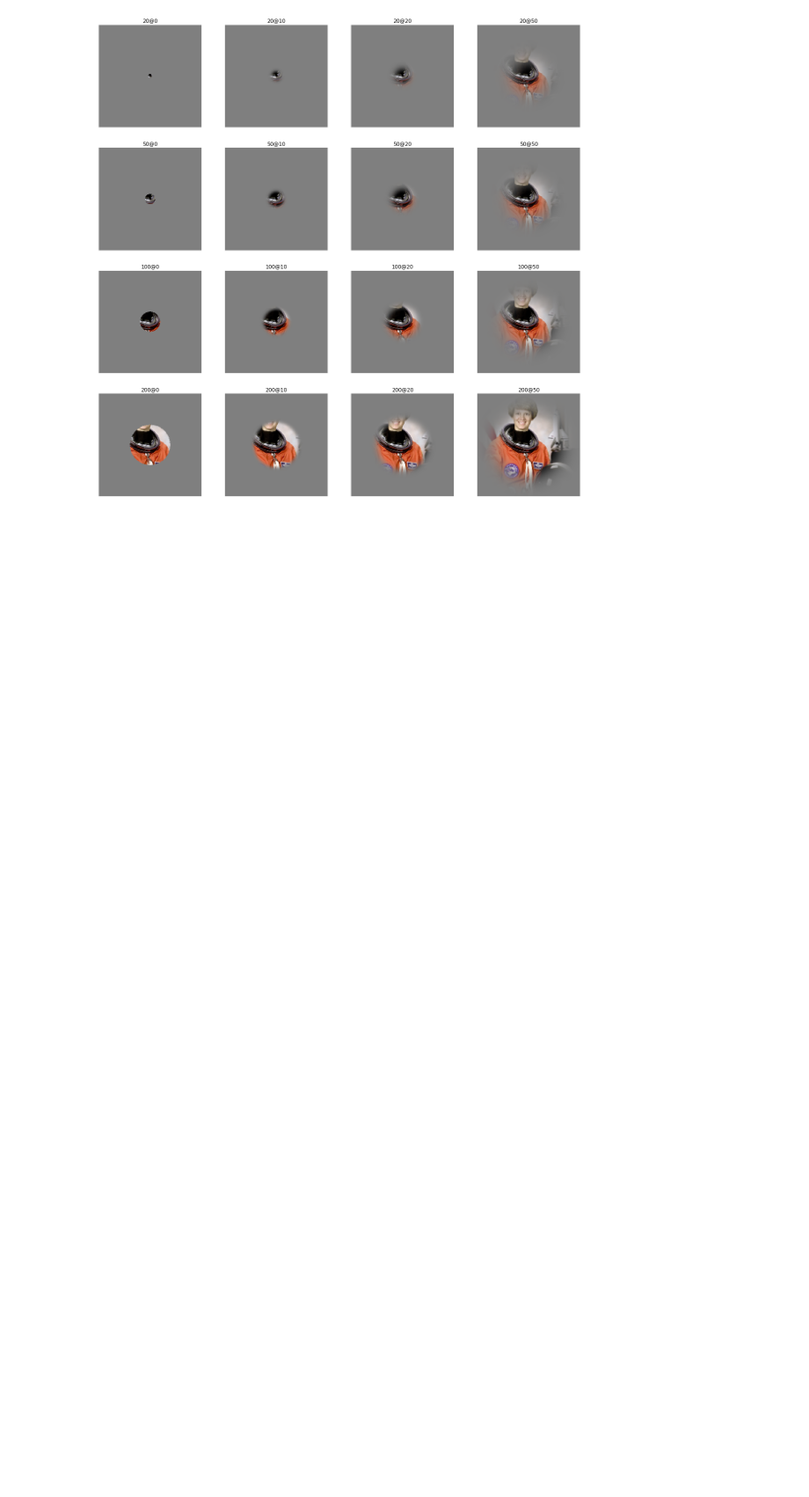
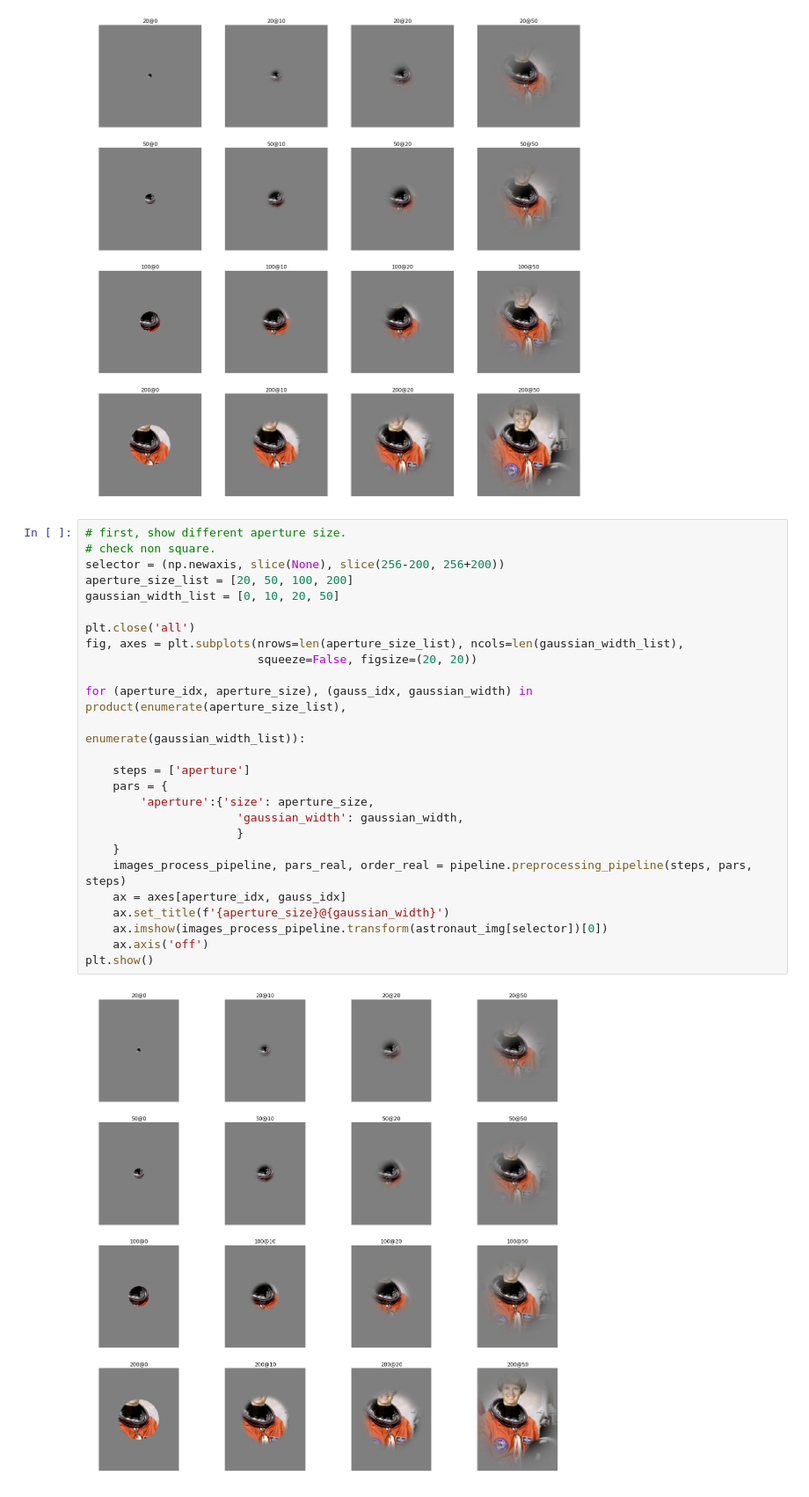
Before and after one commit to leelabcnbc/leelab-toolbox, a Jupyter notebook: examples/aperture.ipynb, the cells around one changed output. Shown at 88% size. Cells and saved outputs as stored; diff of their text form; blank space fills up the shorter version.

Commit message:
more examples for aperture [ci skip]

```diff
--- a/examples/aperture.ipynb
+++ b/examples/aperture.ipynb
@@ -46,6 +46,34 @@ for (aperture_idx, aperture_size), (gauss_idx, gaussian_width) in product(enumer
 plt.show()
 # %% [output]
 [figure]
+# %%
+# first, show different aperture size.
+# check non square.
+selector = (np.newaxis, slice(None), slice(256-200, 256+200))
+aperture_size_list = [20, 50, 100, 200]
+gaussian_width_list = [0, 10, 20, 50]
+
+plt.close('all')
+fig, axes = plt.subplots(nrows=len(aperture_size_list), ncols=len(gaussian_width_list),
+                         squeeze=False, figsize=(20, 20))
+
+for (aperture_idx, aperture_size), (gauss_idx, gaussian_width) in product(enumerate(aperture_size_list),
+                                                                          enumerate(gaussian_width_list)):
+
+    steps = ['aperture']
+    pars = {
+        'aperture':{'size': aperture_size,
+                      'gaussian_width': gaussian_width,
+                      }
+    }
+    images_process_pipeline, pars_real, order_real = pipeline.preprocessing_pipeline(steps, pars, steps)
+    ax = axes[aperture_idx, gauss_idx]
+    ax.set_title(f'{aperture_size}@{gaussian_width}')
+    ax.imshow(images_process_pipeline.transform(astronaut_img[selector])[0])
+    ax.axis('off')
+plt.show()
+# %% [output]
+[figure, added]
 # %%
 # then, show different shift.
 # notice of of bound is acceptable.
```
Also changed, not shown: parts of 1 cell of this notebook.
